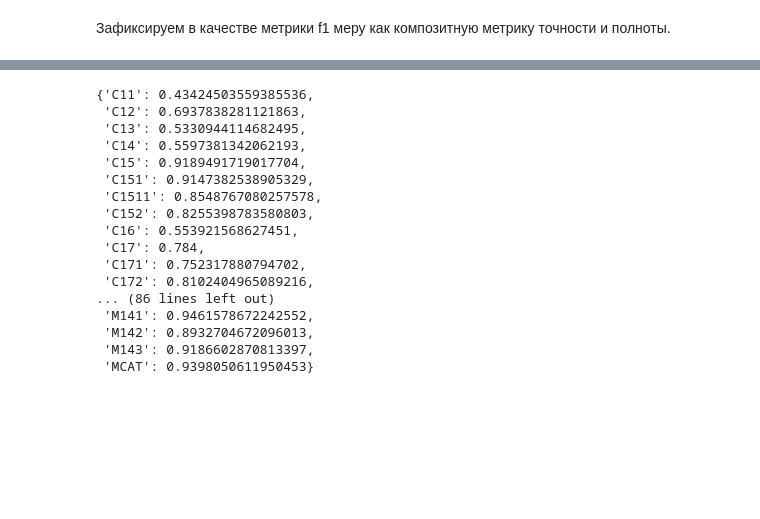
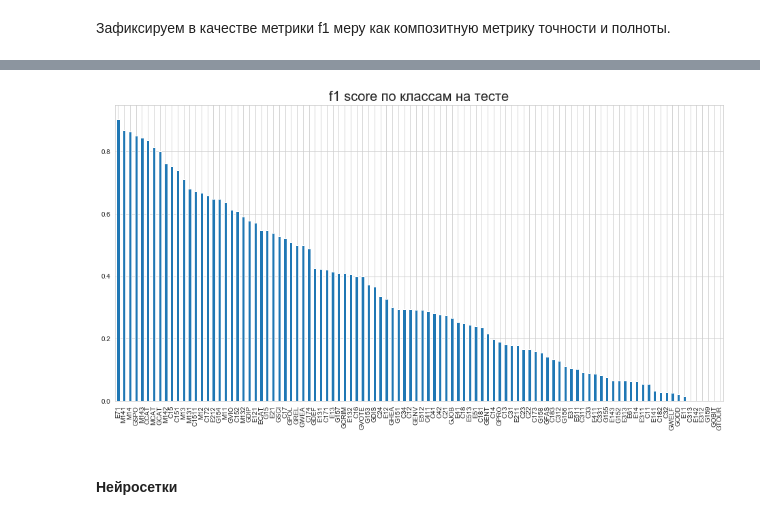
Before and after one commit to andreitsev/Notebooks, a Jupyter notebook: Reuters/Reuters_Corpus_Volume_I_classification.ipynb, the cells around one changed output, grey strips where cells are left out. Drawn from its saved outputs; the diff is of its cells as text; code cells hidden in the pictures; blank space fills up the shorter version.

```diff
--- a/Reuters/Reuters_Corpus_Volume_I_classification.ipynb
+++ b/Reuters/Reuters_Corpus_Volume_I_classification.ipynb
@@ -55,3 +87,8 @@ y_te = rcv1.target[te_indexes].toarray()
+# %%
+X_tr = rcv1.data[tr_indexes][:, needed_features]
+y_tr = rcv1.target[tr_indexes]
+X_te = rcv1.data[te_indexes][:, needed_features]
+y_te = rcv1.target[te_indexes]
 # %% [markdown]
 ### Построение моделей
 # %% [markdown]
@@ -62,4 +99,0 @@ from sklearn.ensemble import RandomForestClassifier
-# %%
-%%time
-model = RandomForestClassifier(n_estimators=300)
-model.fit(X_tr, y_tr)
@@ -67,8 +103,9 @@ model.fit(X_tr, y_tr)
 %%time
 models_dict = {}
 for i, name in tqdm_notebook(enumerate(rcv1.target_names)):
-    model = LogisticRegression()
-    model.fit(X_tr, y_tr[:, i])
+#     model = LGBMClassifier(subsample=0.05, colsample_bytree=1e-3)
+    model = LogisticRegression(C=10)
+    model.fit(X_tr, y_tr[:, i].toarray().ravel())
     models_dict[name] = model
 # %% [output]
 [interactive output not drawn]
@@ -83,27 +120,15 @@ y_pred = np.hstack([models_dict[name].predict_proba(X_te)[:, 1].reshape(-1, 1) f
 # %%
 metric_by_class = {}
 for i, class_name in tqdm_notebook(enumerate(rcv1.target_names)):
-    if np.unique(y_te[:, i]).shape[0] > 1:
-        metric_by_class[class_name] = f1_score(y_true=y_te[:, i], y_pred=(y_pred[:, i] >= 0.5).astype(int))
+    if np.unique(y_te[:, i].toarray().ravel()).shape[0] > 1:
+        metric_by_class[class_name] = f1_score(y_true=y_te[:, i].toarray().ravel(), y_pred=(y_pred[:, i] >= 0.5).astype(int))
 # %% [output]
 [interactive output not drawn]
-# %%
-metric_by_class
-# %% [output]
-{'C11': 0.43424503559385536,
- 'C12': 0.6937838281121863,
- 'C13': 0.5330944114682495,
- 'C14': 0.5597381342062193,
- 'C15': 0.9189491719017704,
- 'C151': 0.9147382538905329,
- 'C1511': 0.8548767080257578,
- 'C152': 0.8255398783580803,
- 'C16': 0.553921568627451,
- 'C17': 0.784,
- 'C171': 0.752317880794702,
- 'C172': 0.8102404965089216,
-... (86 lines left out)
- 'M141': 0.9461578672242552,
- 'M142': 0.8932704672096013,
- 'M143': 0.9186602870813397,
- 'MCAT': 0.9398050611950453}
+# %%
+plt.figure(figsize=(16, 8))
+pd.Series(metric_by_class).sort_values(ascending=False).plot(kind='bar');
+plt.title('f1 score по классам на тесте', fontsize=20);
+# %% [output]
+[figure, added]
+# %% [markdown]
+#### Нейросетки
```
Also changed, not shown: parts of 24 cells of this notebook.
